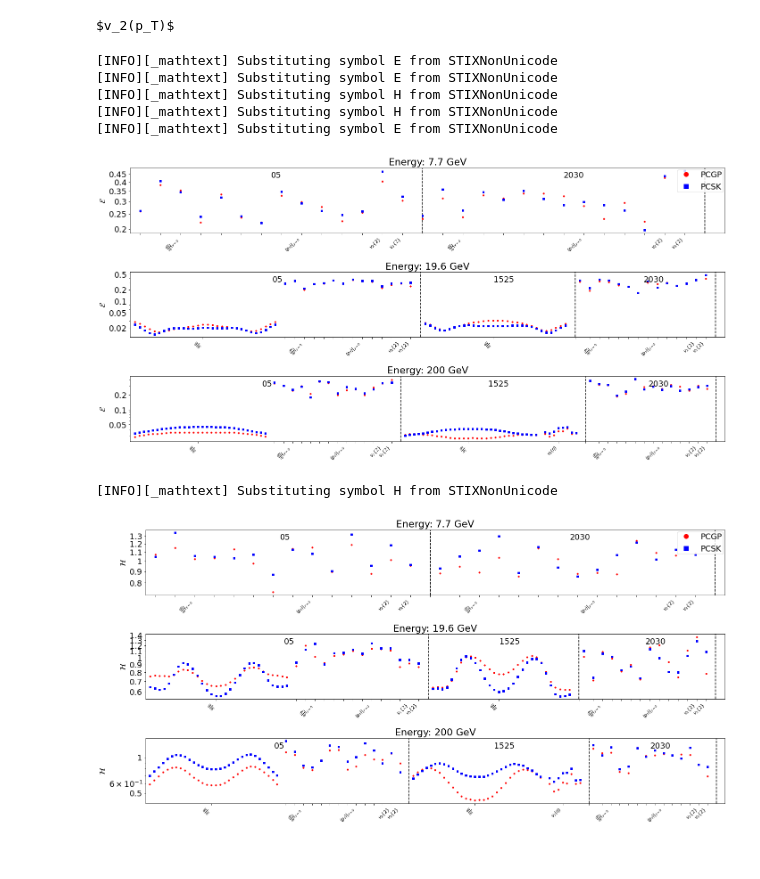
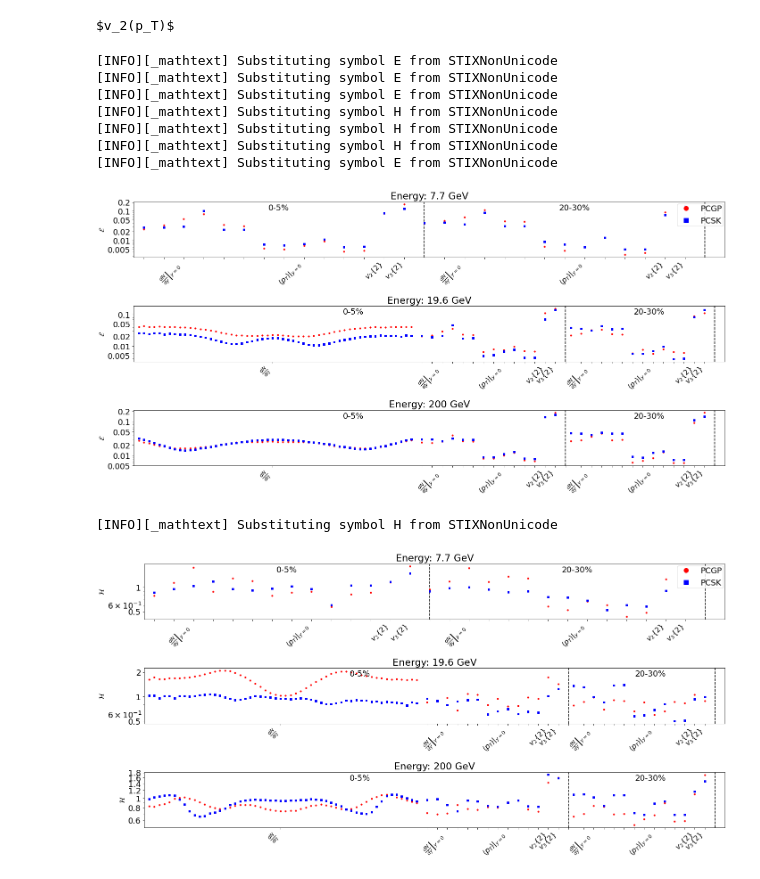
Before and after one commit to NGoetz/GPBayesTools-HIC, a Jupyter notebook: EmulatorValidationPlot.ipynb, the cells around one changed output. Drawn from its saved outputs; the diff is of its cells as text; code cells hidden in the pictures.

Commit message:
Improve plots

```diff
--- a/EmulatorValidationPlot.ipynb
+++ b/EmulatorValidationPlot.ipynb
@@ -18,5 +18,5 @@ from src.emulator_BAND import EmulatorBAND
 
 import re
 
-parent="../actual/"
+parent="/home/goetz/lustre/ngoetz/good_bayes/inference/actual/"
 # %%
@@ -204,15 +249,15 @@ from collections import defaultdict
 # Initialize the data structure
 data = defaultdict(lambda: defaultdict(lambda: defaultdict(list)))
 
-foldername = parent+'validation_LOG/'
+foldername = parent+'validation_LOG'
 
 err1_list = []
 err2_list = []
 hon1_list = []
 hon2_list = []
 
-err, hon = read_multiple_emulator_errors_files([15], foldername, "full_base_cut_3")
-with open(parent+"latent_train/full_base_cut_3.pkl", "rb") as fp:
+err, hon = read_multiple_emulator_errors_files_lustre([15], foldername, "data:allenergies:05_2030:base:noetacut:nostarptcut", True, False)
+with open("/home/goetz/lustre/ngoetz/good_bayes/inference/actual/latent_train_full/data:allenergies:05_2030:base:noetacut:nostarptcut.pkl", "rb") as fp:
             dataDict = pickle.load(fp)[0] #we only take first event
 for i, name in enumerate(dataDict["name"]):
         #filename_prefix_list.append(name)
@@ -234,7 +279,8 @@ fig, axs = plt.subplots(3, 1, figsize=(20, 10))
 plt.rc('font', size=18)
 
 energies = ['7.7', '19.6', '200']
-centralities = ['05', '1525', '2030']
+centralities = ['05', '2030']
+tag =["0-5%", "20-30%"]
 id_max=[-1]
 for i, energy in enumerate(energies):
     axs[i].set_title(f'Energy: {energy} GeV')
@@ -276,7 +322,7 @@ for i, energy in enumerate(energies):
 
     id_max.append(idx_observable)
     for k,mid in enumerate(midpoint):
-        axs[i].text(mid/idx_observable, 0.82, cent[k], rotation=0, verticalalignment='bottom', horizontalalignment='center',transform=axs[i].transAxes)
+        axs[i].text(mid/idx_observable, 0.82, tag[k], rotation=0, verticalalignment='bottom', horizontalalignment='center',transform=axs[i].transAxes)
 
 
     average_indices = [(start + end) // 2  - 1 for start, end in zip(dataset_boundaries[:-1], dataset_boundaries[1:])]
@@ -287,7 +333,7 @@ for i, energy in enumerate(energies):
     #print(labels)
     #print(labels)
     #print(labels)
-    axs[i].set_xticklabels(labels, rotation=45, ha='right', fontsize=10)
+    axs[i].set_xticklabels(labels, rotation=45, ha='right', fontsize=16)
 
     #for boundary, cent in zip(dataset_boundaries[:-1], centralities):
 
@@ -301,20 +347,18 @@ axs[0].legend(handles=legend_elements, loc='upper right', borderpad=0.12, border
 
 for i,ax in enumerate(axs):
     ax.set_xlim([-1, id_max[i+1] + 1])
-    ax.set_ylabel(r"$\mathcal{E}$")
+    ax.set_ylabel(r"$\mathcal{E}$", fontsize=16)
     ax.set_yscale('log')
     ax.yaxis.set_major_formatter(ticker.FuncFormatter(lambda x, _: '{:g}'.format(x)))
     ax.yaxis.set_major_locator(ticker.LogLocator(subs=[1.0, 2.0, 5.0]))  # Ensure at least two labels
 
 plt.tight_layout()
-plt.savefig("err_full_training_set_LHCpoints_noPCA_LOG.pdf")
+plt.savefig("err_no1525_nocuts_LOG.pdf")
 
 # # honesty plot
 fig, axs = plt.subplots(3, 1, figsize=(20, 10))
 plt.rc('font', size=18)
 
-energies = ['7.7', '19.6', '200']
-centralities = ['05', '1525', '2030']
 
 for i, energy in enumerate(energies):
     axs[i].set_title(f'Energy: {energy} GeV')
@@ -356,7 +400,7 @@ for i, energy in enumerate(energies):
 
     id_max.append(idx_observable)
     for k,mid in enumerate(midpoint):
-        axs[i].text(mid/idx_observable, 0.82, cent[k], rotation=0, verticalalignment='bottom', horizontalalignment='center',transform=axs[i].transAxes)
+        axs[i].text(mid/idx_observable, 0.82, tag[k], rotation=0, verticalalignment='bottom', horizontalalignment='center',transform=axs[i].transAxes)
 
     average_indices = [(start + end) // 2  - 1 for start, end in zip(dataset_boundaries[:-1], dataset_boundaries[1:])]
     #print(average_indices)
@@ -364,35 +408,37 @@ for i, energy in enumerate(energies):
     axs[i].set_xticks(average_indices)
     labels = [convert_to_notation(f'{obs}') for centrality in centralities for obs in data[energy][centrality]["name"]]
     #print(labels)
     #print(labels)
     #print(labels)
-    axs[i].set_xticklabels(labels, rotation=45, ha='right', fontsize=10)
+    axs[i].set_xticklabels(labels, rotation=45, ha='right', fontsize=16)
 
     #for boundary, cent in zip(dataset_boundaries[:-1], centralities):
 
 
 legend_elements = [
     plt.Line2D([0], [0], marker='o', color=colors[0], markersize=10, label='PCGP', linestyle='None'),
     plt.Line2D([0], [0], marker='s', color=colors[1], markersize=10, label='PCSK', linestyle='None'),
 ]
 
 axs[0].legend(handles=legend_elements, loc='upper right', borderpad=0.12, borderaxespad=0.25)
 
 for i,ax in enumerate(axs):
     ax.set_xlim([-1, id_max[i+1] + 1])
-    ax.set_ylabel(r"$\mathcal{H}$")
+    ax.set_ylabel(r"$\mathcal{H}$", fontsize=16)
     ax.set_yscale('log')
     ax.yaxis.set_major_formatter(ticker.FuncFormatter(lambda x, _: '{:g}'.format(x)))
     ax.yaxis.set_major_locator(ticker.LogLocator(subs=[1.0, 2.0, 5.0]))  # Ensure at least two labels
 
 plt.tight_layout()
-plt.savefig("hon_full_training_set_LHCpoints_noPCA_LOG.pdf")
+plt.savefig("hon_no1525_nocuts_LOG.pdf")
 # %% [output]
+[INFO][_mathtext] Substituting symbol E from STIXNonUnicode
 [INFO][_mathtext] Substituting symbol E from STIXNonUnicode
 [INFO][_mathtext] Substituting symbol E from STIXNonUnicode
 [INFO][_mathtext] Substituting symbol H from STIXNonUnicode
 [INFO][_mathtext] Substituting symbol H from STIXNonUnicode
+[INFO][_mathtext] Substituting symbol H from STIXNonUnicode
 [INFO][_mathtext] Substituting symbol E from STIXNonUnicode
-[figure, old version]
+[figure, new version]
 [INFO][_mathtext] Substituting symbol H from STIXNonUnicode
-[figure, old version]
+[figure, new version]
```
Also changed, not shown: parts of 2 cells of this notebook, 2 other files.
